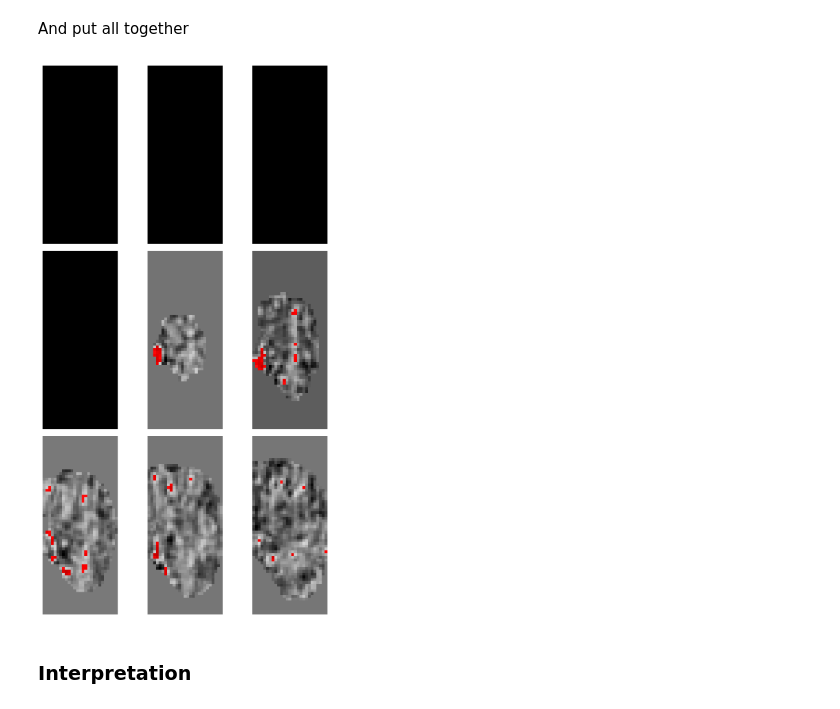
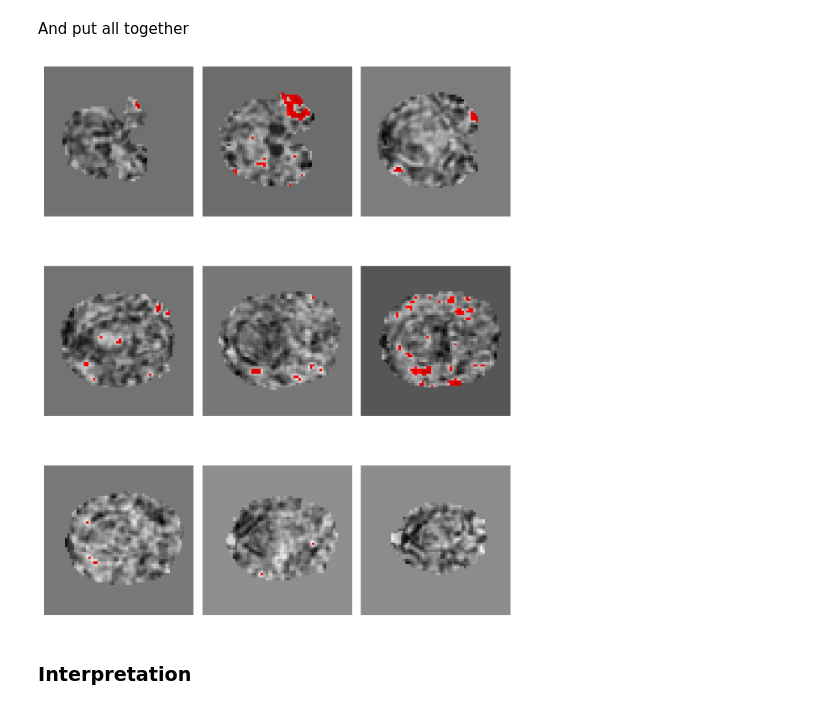
Before and after one commit to SakuraChaojun/PSYO3505, a Jupyter notebook: _build/jupyter_execute/assignments/bioimage.ipynb, the cells around one changed output. Saved outputs shown, nothing was run; the diff lists cells and outputs as text; code cells hidden in the pictures.

```diff
--- a/_build/jupyter_execute/assignments/bioimage.ipynb
+++ b/_build/jupyter_execute/assignments/bioimage.ipynb
@@ -265,7 +265,7 @@ subplot_counter = 1
 
 for i in range (0,26,3):
     ax = fig.add_subplot(3, 3, subplot_counter)
-    plt.imshow(fmri_zstat_data[i,:,:],cmap = 'gray')
+    plt.imshow(fmri_zstat_data[:,:,i],cmap = 'gray')
     plt.axis('off')
 
     plt.tight_layout()
@@ -289,7 +289,7 @@ subplot_counter = 1
 
 for i in range (0,26,3):
     ax = fig.add_subplot(3, 3, subplot_counter)
-    plt.imshow(fmri_zstat_data[i,:,:],cmap = 'seismic',vmin= -8,vmax=8)
+    plt.imshow(fmri_zstat_data[:,:,i],cmap = 'seismic',vmin= -8,vmax=8)
     plt.axis('off')
 
     plt.tight_layout()
@@ -321,7 +321,7 @@ thresh_zstat = np.where(fmri_zstat_data>z_thresh,fmri_zstat_data,np.nan)
 
 for i in range (0,26,3):
     ax = fig.add_subplot(3, 3, subplot_counter)
-    plt.imshow(thresh_zstat[i,:,:],cmap = 'seismic',vmin= -8,vmax=8)
+    plt.imshow(thresh_zstat[:,:,i],cmap = 'seismic',vmin= -8,vmax=8)
     plt.axis('off')
 
     plt.tight_layout()
@@ -344,20 +344,20 @@ And put all together
 # %%
 fig = plt.figure(figsize=[8, 12])
 subplot_counter = 1
 thresh_zstat = np.where(fmri_zstat_data>z_thresh,fmri_zstat_data,np.nan)
 
 for i in range (0,26,3):
     ax = fig.add_subplot(3, 3, subplot_counter)
-    plt.imshow(fmri_zstat_data[i,:,:],cmap = 'gray')
-    plt.imshow(thresh_zstat[i,:,:],cmap = 'seismic',vmin= -8,vmax=8)
+    plt.imshow(fmri_zstat_data[:,:,i],cmap = 'gray')
+    plt.imshow(thresh_zstat[:,:,i],cmap = 'seismic',vmin= -8,vmax=8)
     plt.axis('off')
 
     plt.tight_layout()
     subplot_counter += 1
 
 plt.show()
 # %% [output]
-[figure, old version]
+[figure, new version]
 # %% [markdown]
 ### Interpretation
 # %% [markdown]
```
Also changed, not shown: parts of 5 cells of this notebook, 49 other files.
